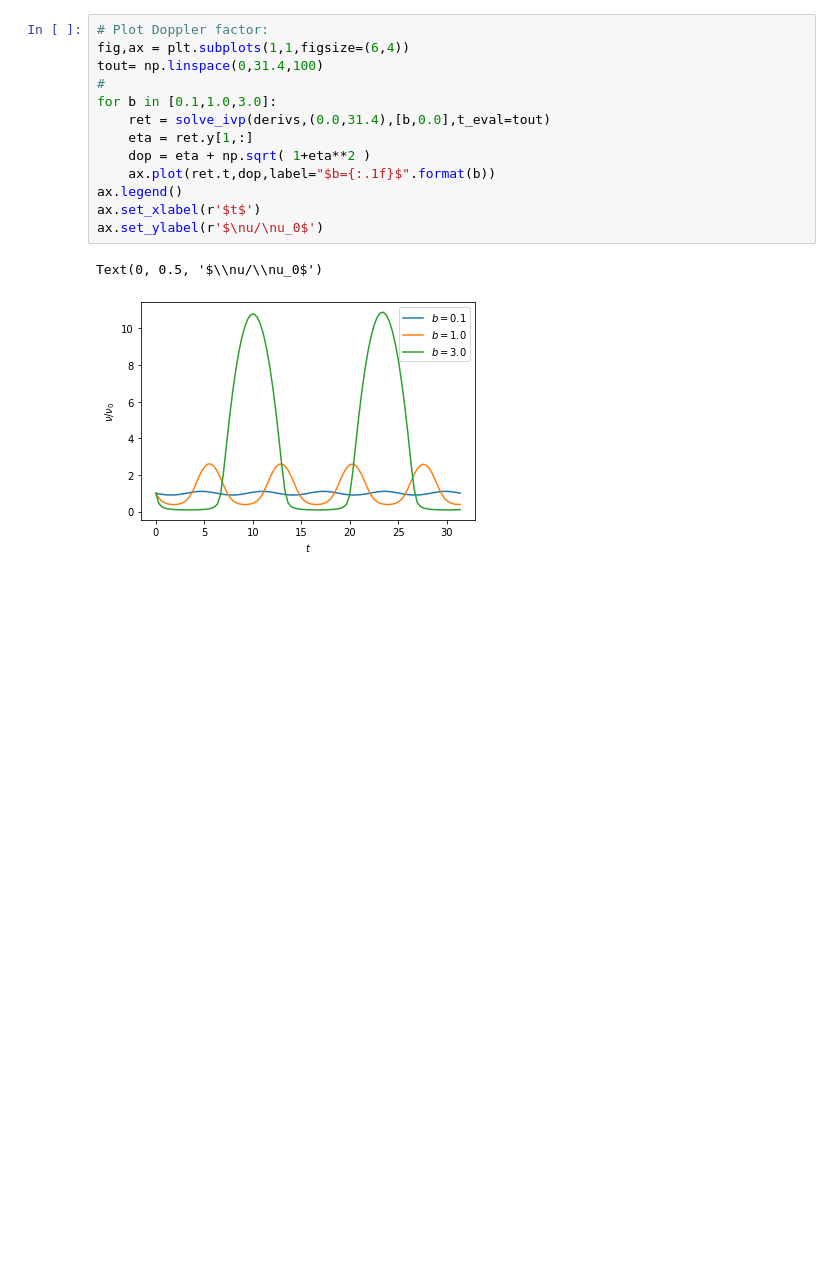
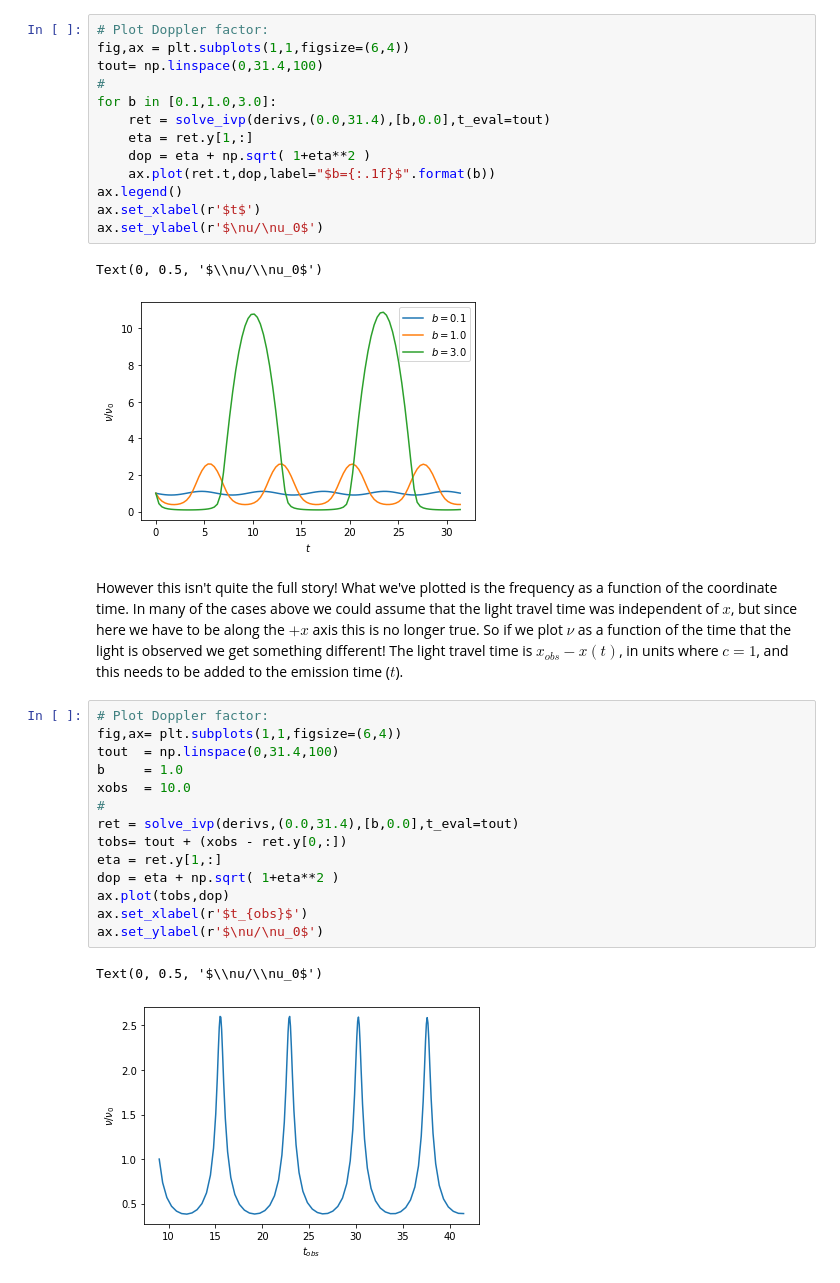
Before and after one commit to LBJ-Wade/Notebooks_cosmology, a Jupyter notebook: physics209/RelativisticOscillator.ipynb, the cells around one changed output. Cells and saved outputs as stored; diff of their text form; blank space fills up the shorter version.

```diff
--- a/physics209/RelativisticOscillator.ipynb
+++ b/physics209/RelativisticOscillator.ipynb
@@ -123,3 +129,22 @@ ax.set_ylabel(r'$\nu/\nu_0$')
 # %% [output]
 Text(0, 0.5, '$\\nu/\\nu_0$')
 [figure]
+# %% [markdown]
+However this isn't quite the full story!  What we've plotted is the frequency as a function of the coordinate time.  In many of the cases above we could assume that the light travel time was independent of $x$, but since here we have to be along the $+x$ axis this is no longer true.  So if we plot $\nu$ as a function of the time that the light is observed we get something different!  The light travel time is $x_{obs}-x(t)$, in units where $c=1$, and this needs to be added to the emission time ($t$).
+# %%
+# Plot Doppler factor:
+fig,ax= plt.subplots(1,1,figsize=(6,4))
+tout  = np.linspace(0,31.4,100)
+b     = 1.0
+xobs  = 10.0
+#
+ret = solve_ivp(derivs,(0.0,31.4),[b,0.0],t_eval=tout)
+tobs= tout + (xobs - ret.y[0,:])
+eta = ret.y[1,:]
+dop = eta + np.sqrt( 1+eta**2 )
+ax.plot(tobs,dop)
+ax.set_xlabel(r'$t_{obs}$')
+ax.set_ylabel(r'$\nu/\nu_0$')
+# %% [output]
+Text(0, 0.5, '$\\nu/\\nu_0$')
+[figure, added]
```
Also changed, not shown: parts of 3 cells of this notebook.
